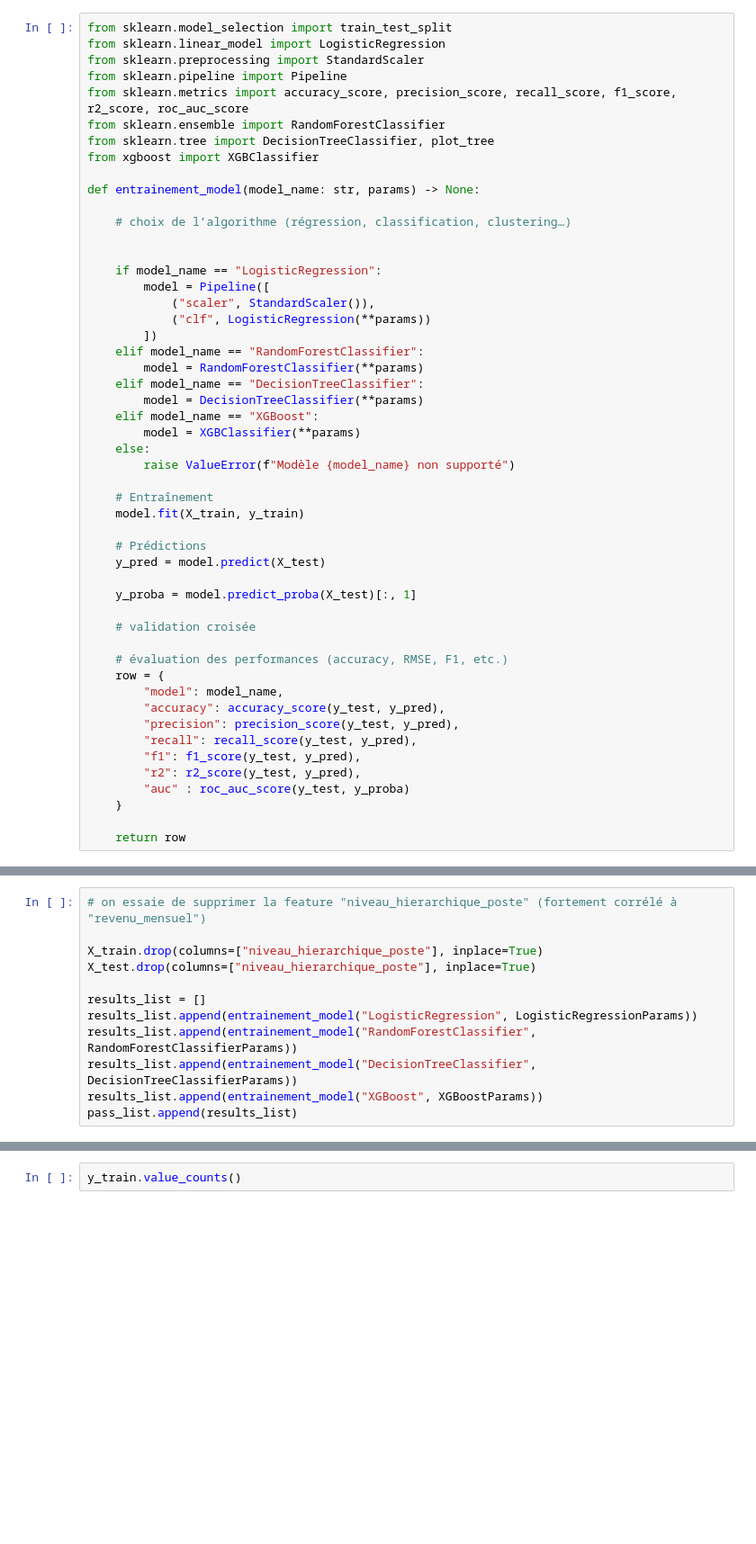
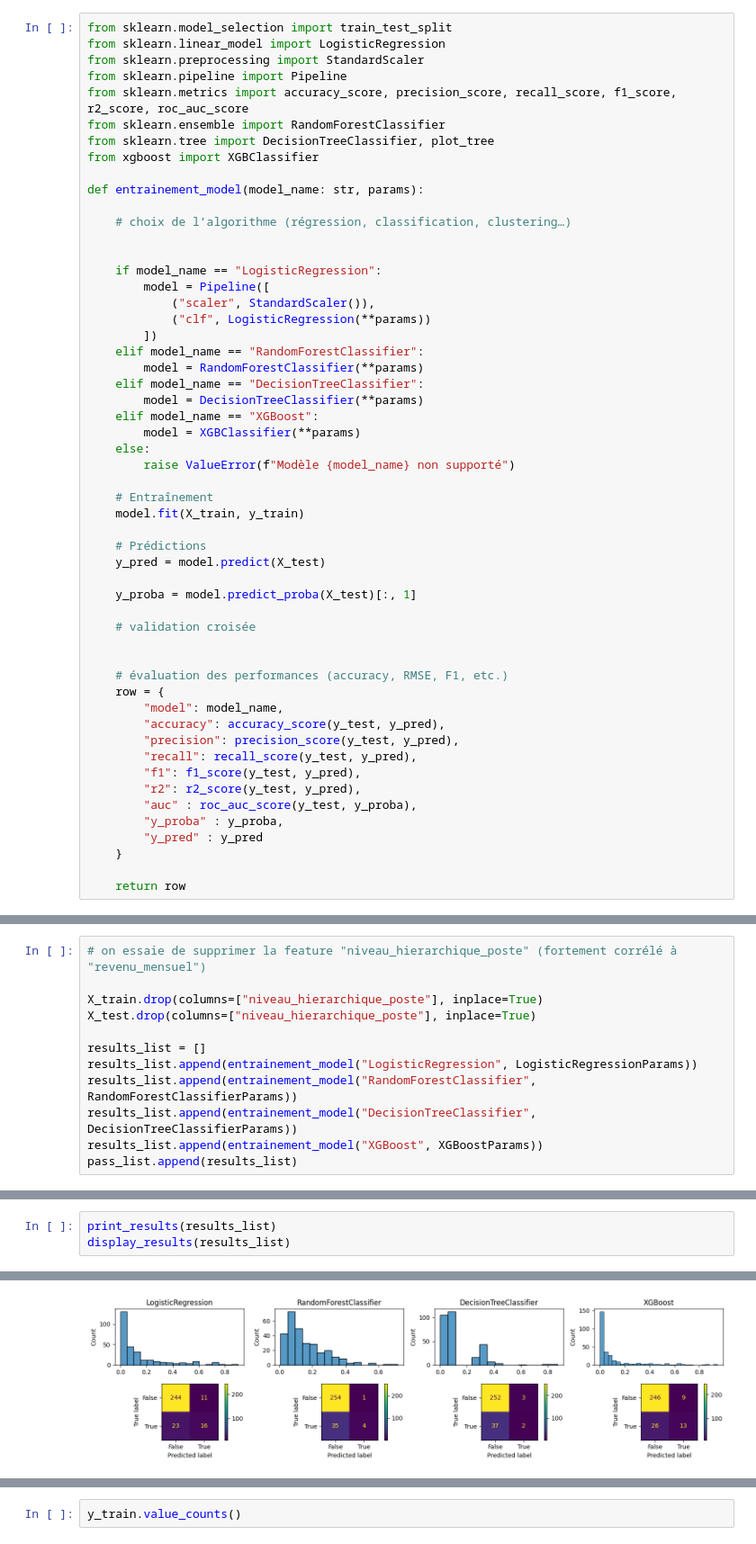
Before and after one commit to Ace4teaM/OCR-NovaTech, a Jupyter notebook: 3.modelisations.ipynb, the cells around one changed output, grey strips where cells are left out. Shown at 90% size. Drawn from its saved outputs; the diff is of its cells as text; blank space fills up the shorter version.

```diff
--- a/3.modelisations.ipynb
+++ b/3.modelisations.ipynb
@@ -68,7 +68,7 @@ from sklearn.ensemble import RandomForestClassifier
 from sklearn.tree import DecisionTreeClassifier, plot_tree
 from xgboost import XGBClassifier
 
-def entrainement_model(model_name: str, params) -> None:
+def entrainement_model(model_name: str, params):
 
     # choix de l’algorithme (régression, classification, clustering…)
 
@@ -97,6 +97,7 @@ def entrainement_model(model_name: str, params) -> None:
 
     # validation croisée
 
+
     # évaluation des performances (accuracy, RMSE, F1, etc.)
     row = {
         "model": model_name,
@@ -105,7 +106,9 @@ def entrainement_model(model_name: str, params) -> None:
         "recall": recall_score(y_test, y_pred),
         "f1": f1_score(y_test, y_pred),
         "r2": r2_score(y_test, y_pred),
-        "auc" : roc_auc_score(y_test, y_proba)
+        "auc" : roc_auc_score(y_test, y_proba),
+        "y_proba" : y_proba,
+        "y_pred" : y_pred
     }
 
     return row
@@ -184,0 +253,4 @@ Name: proportion, dtype: float64
+# %%
+print_results(results_list)
+display_results(results_list)
+# %% [output]
@@ -185 +277,2 @@ Name: proportion, dtype: float64
+[figure, added]
 # %% [markdown]
```
Also changed, not shown: parts of 11 cells of this notebook.
